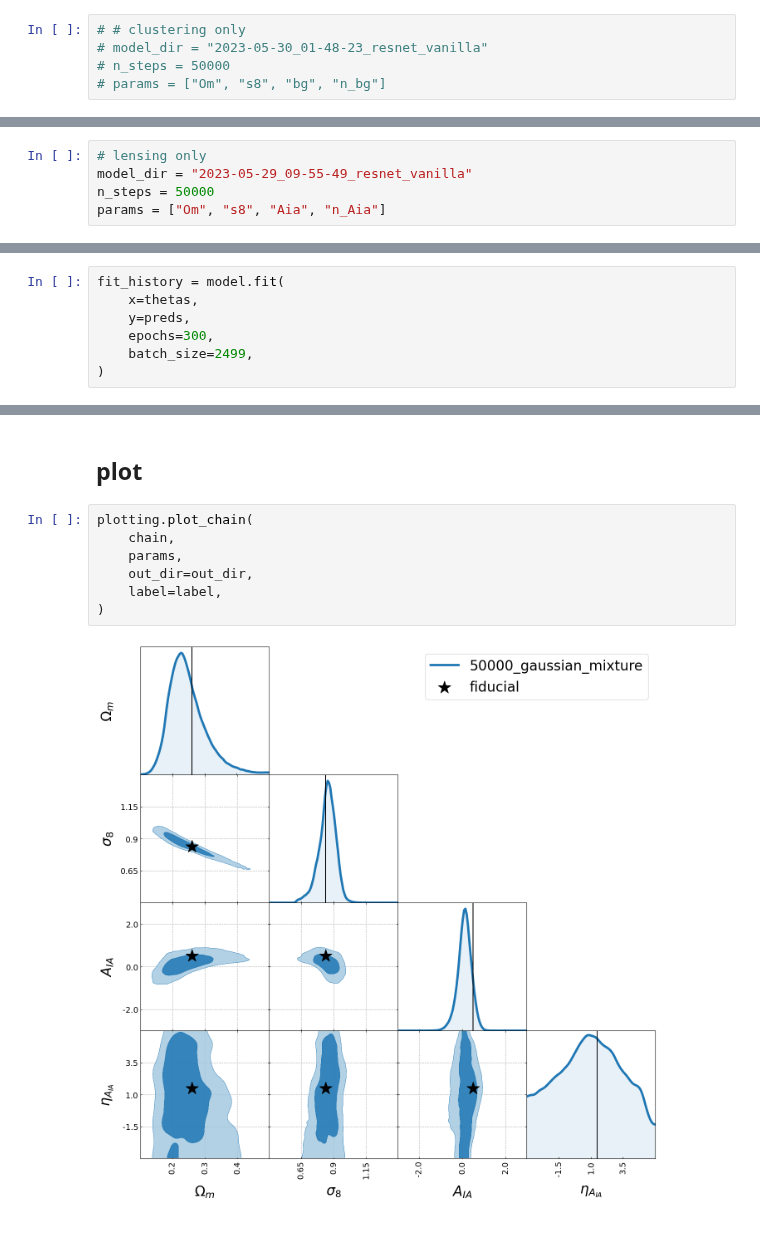
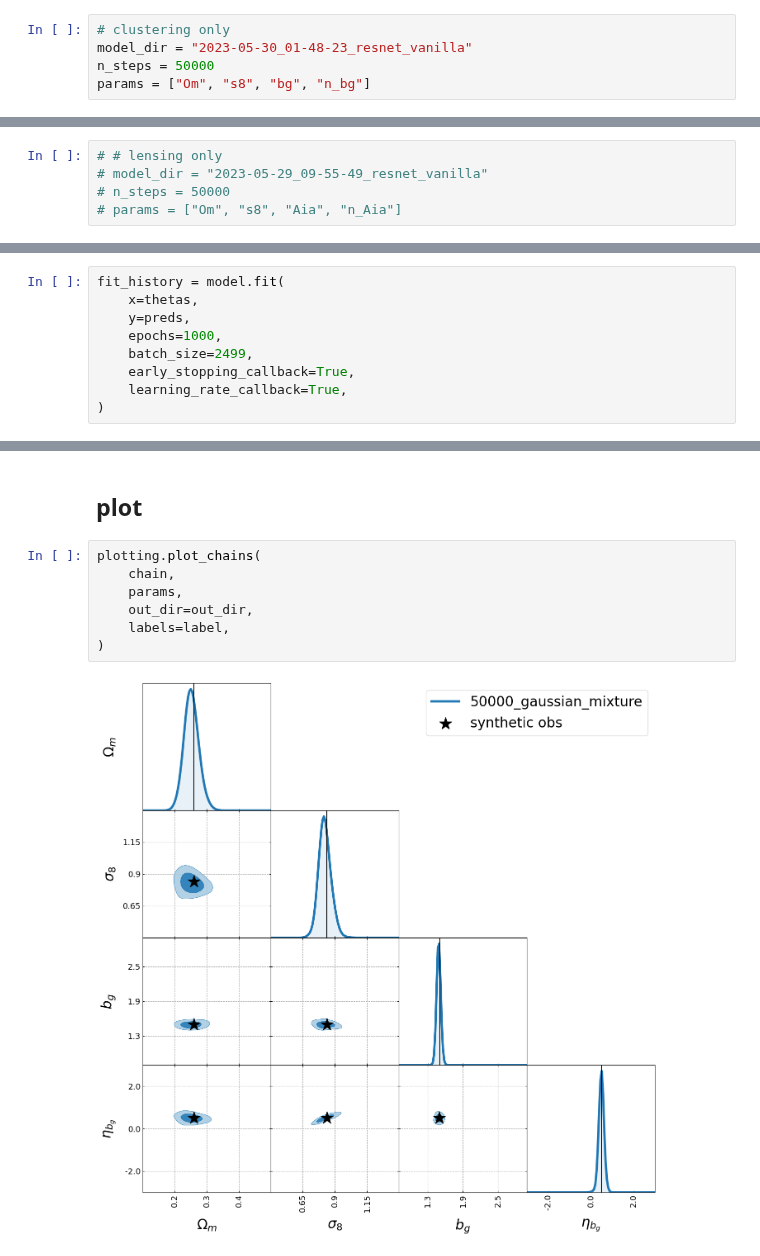
Before and after one commit to des-science/multiprobe-simulation-inference, a Jupyter notebook: notebooks/gaussian_mixture.ipynb, the cells around one changed output, grey strips where cells are left out. Saved outputs shown, nothing was run; the diff lists cells and outputs as text.

```diff
--- a/notebooks/gaussian_mixture.ipynb
+++ b/notebooks/gaussian_mixture.ipynb
@@ -21,10 +24,10 @@ method_label = "gaussian_mixture"
 base_dir = "/pscratch/sd/a/athomsen/run_files/v3"
 # base_dir = "/Users/arne/data/DESY3/models/v3/"
 # %%
-# # clustering only
-# model_dir = "2023-05-30_01-48-23_resnet_vanilla"
-# n_steps = 50000
-# params = ["Om", "s8", "bg", "n_bg"]
+# clustering only
+model_dir = "2023-05-30_01-48-23_resnet_vanilla"
+n_steps = 50000
+params = ["Om", "s8", "bg", "n_bg"]
 # %%
 # # clustering only, with and without survey systematics
 # model_dir = "2023-05-30_01-48-23_resnet_vanilla"
@@ -47,10 +50,10 @@ base_dir = "/pscratch/sd/a/athomsen/run_files/v3"
 
 # print(no_survey_systematics_fidu_vali_preds.shape)
 # %%
-# lensing only
-model_dir = "2023-05-29_09-55-49_resnet_vanilla"
-n_steps = 50000
-params = ["Om", "s8", "Aia", "n_Aia"]
+# # lensing only
+# model_dir = "2023-05-29_09-55-49_resnet_vanilla"
+# n_steps = 50000
+# params = ["Om", "s8", "Aia", "n_Aia"]
 # %%
 # # combined probes
 # model_dir = "2023-05-30_10-56-53_resnet_vanilla"
@@ -123,7 +126,9 @@ _________________________________________________________________
 fit_history = model.fit(
     x=thetas,
     y=preds,
-    epochs=300,
+    epochs=1000,
     batch_size=2499,
+    early_stopping_callback=True,
+    learning_rate_callback=True,
 )
 # %% [output]
@@ -167,11 +288,11 @@ chain = mcmc.run_emcee(
 # %% [markdown]
 ## plot
 # %%
-plotting.plot_chain(
+plotting.plot_chains(
     chain,
     params,
     out_dir=out_dir,
-    label=label,
+    labels=label,
 )
 # %% [output]
-[figure, old version]
+[figure, new version]
```
Also changed, not shown: parts of 11 cells of this notebook.
